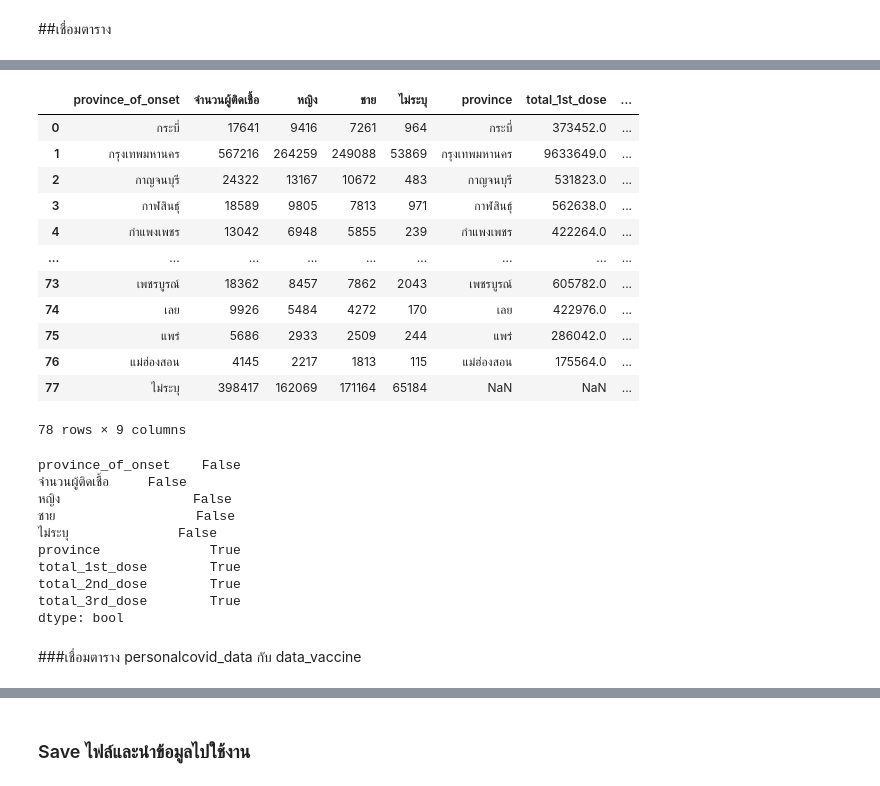
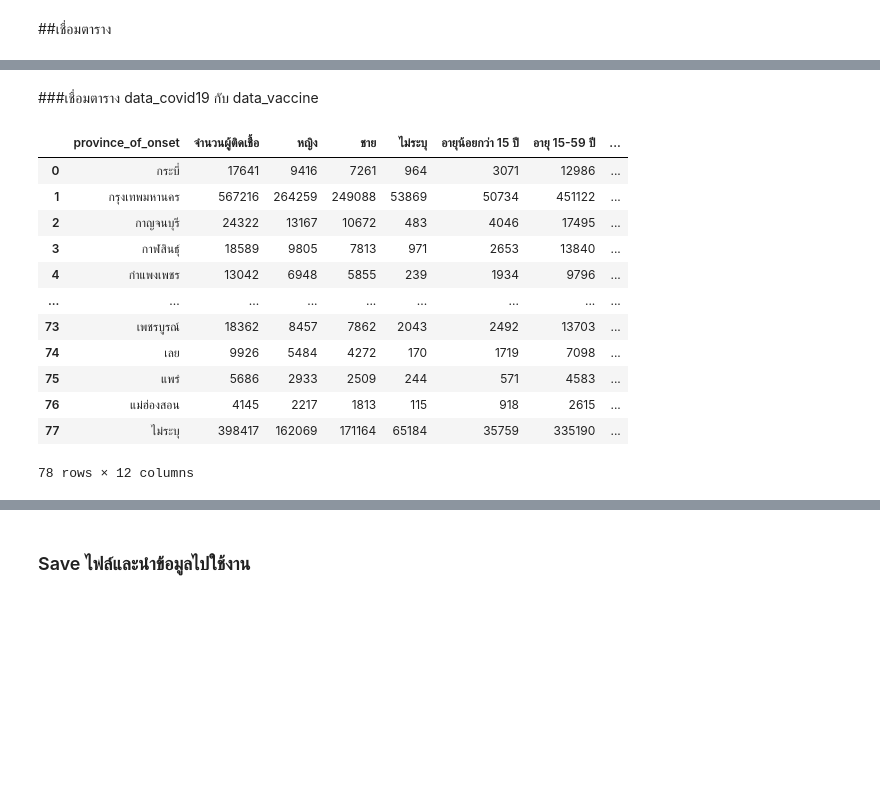
Before and after one commit to nichakornchaisuwan/data_viz_2022, a Jupyter notebook: Project_กลุ่มนี้.ipynb, the cells around one changed output, grey strips where cells are left out. Drawn from its saved outputs; the diff is of its cells as text; code cells hidden in the pictures; blank space fills up the shorter version.

```diff
--- a/Project_กลุ่มนี้.ipynb
+++ b/Project_กลุ่มนี้.ipynb
@@ -938,0 +994,3 @@ data_covidall
+# %%
+agemerge = age1.merge(age2,how='left',left_on='province_of_onset',right_on='province_of_onset')
+agemerge
@@ -938,0 +1011,3 @@ data_covidall
+# %%
+agemergeall = agemerge.merge(age3,how='left',left_on='province_of_onset',right_on='province_of_onset')
+agemergeall
@@ -939,4 +1028,4 @@ data_covidall
 # %%
-data_covidall= data_covidall[['No.','announce_date','sex','province_of_isolation','province_of_onset']] #เลือกเฉพาะคอลัมน์ที่ต้องการ
+data_covidall= data_covidall[['No.','announce_date','sex','age','province_of_isolation','province_of_onset']] #เลือกเฉพาะคอลัมน์ที่ต้องการ
 data_covidall
 # %% [output]
@@ -1224,0 +1328,3 @@ memory usage: 2.5+ KB
+# %%
+data_covid19 = data3.merge(agemergeall,how='left',left_on='province_of_onset',right_on='province_of_onset')
+data_covid19
@@ -1225,32 +1357,19 @@ memory usage: 2.5+ KB
+# %% [markdown]
+###เชื่อมตาราง data_covid19 กับ data_vaccine
 # %%
-vaccine= data3.merge(data_vaccine,how='left',left_on='province_of_onset',right_on='province')
-vaccine
+get_vaccine= data_covid19.merge(data_vaccine,how='left',left_on='province_of_onset',right_on='province')
+get_vaccine
 # %% [output]
-|  | province_of_onset | จำนวนผู้ติดเชื้อ | หญิง | ชาย | ไม่ระบุ | province | total_1st_dose | ... |
-| 0 | กระบี่ | 17641 | 9416 | 7261 | 964 | กระบี่ | 373452.0 | ... |
-| 1 | กรุงเทพมหานคร | 567216 | 264259 | 249088 | 53869 | กรุงเทพมหานคร | 9633649.0 | ... |
-| 2 | กาญจนบุรี | 24322 | 13167 | 10672 | 483 | กาญจนบุรี | 531823.0 | ... |
-| 3 | กาฬสินธุ์ | 18589 | 9805 | 7813 | 971 | กาฬสินธุ์ | 562638.0 | ... |
-| 4 | กำแพงเพชร | 13042 | 6948 | 5855 | 239 | กำแพงเพชร | 422264.0 | ... |
+|  | province_of_onset | จำนวนผู้ติดเชื้อ | หญิง | ชาย | ไม่ระบุ | อายุน้อยกว่า 15 ปี | อายุ 15-59 ปี | ... |
+| 0 | กระบี่ | 17641 | 9416 | 7261 | 964 | 3071 | 12986 | ... |
+| 1 | กรุงเทพมหานคร | 567216 | 264259 | 249088 | 53869 | 50734 | 451122 | ... |
+| 2 | กาญจนบุรี | 24322 | 13167 | 10672 | 483 | 4046 | 17495 | ... |
+| 3 | กาฬสินธุ์ | 18589 | 9805 | 7813 | 971 | 2653 | 13840 | ... |
+| 4 | กำแพงเพชร | 13042 | 6948 | 5855 | 239 | 1934 | 9796 | ... |
 | ... | ... | ... | ... | ... | ... | ... | ... | ... |
-| 73 | เพชรบูรณ์ | 18362 | 8457 | 7862 | 2043 | เพชรบูรณ์ | 605782.0 | ... |
-| 74 | เลย | 9926 | 5484 | 4272 | 170 | เลย | 422976.0 | ... |
-| 75 | แพร่ | 5686 | 2933 | 2509 | 244 | แพร่ | 286042.0 | ... |
-| 76 | แม่ฮ่องสอน | 4145 | 2217 | 1813 | 115 | แม่ฮ่องสอน | 175564.0 | ... |
-| 77 | ไม่ระบุ | 398417 | 162069 | 171164 | 65184 | NaN | NaN | ... |
+| 73 | เพชรบูรณ์ | 18362 | 8457 | 7862 | 2043 | 2492 | 13703 | ... |
+| 74 | เลย | 9926 | 5484 | 4272 | 170 | 1719 | 7098 | ... |
+| 75 | แพร่ | 5686 | 2933 | 2509 | 244 | 571 | 4583 | ... |
+| 76 | แม่ฮ่องสอน | 4145 | 2217 | 1813 | 115 | 918 | 2615 | ... |
+| 77 | ไม่ระบุ | 398417 | 162069 | 171164 | 65184 | 35759 | 335190 | ... |
-78 rows × 9 columns
+78 rows × 12 columns
-# %%
-vaccin.isnull().any()
-# %% [output]
-province_of_onset    False
-จำนวนผู้ติดเชื้อ     False
-หญิง                 False
-ชาย                  False
-ไม่ระบุ              False
-province              True
-total_1st_dose        True
-total_2nd_dose        True
-total_3rd_dose        True
-dtype: bool
-# %% [markdown]
-###เชื่อมตาราง personalcovid_data กับ data_vaccine
```
Also changed, not shown: parts of 23 cells of this notebook.
